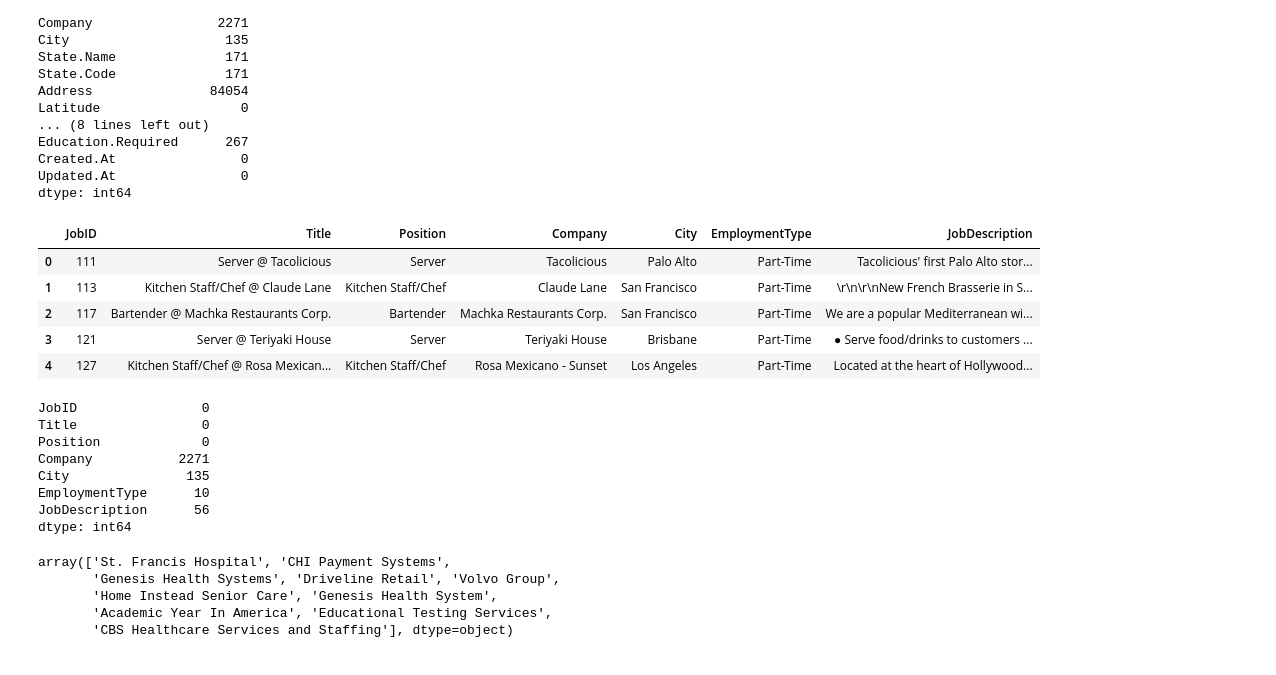
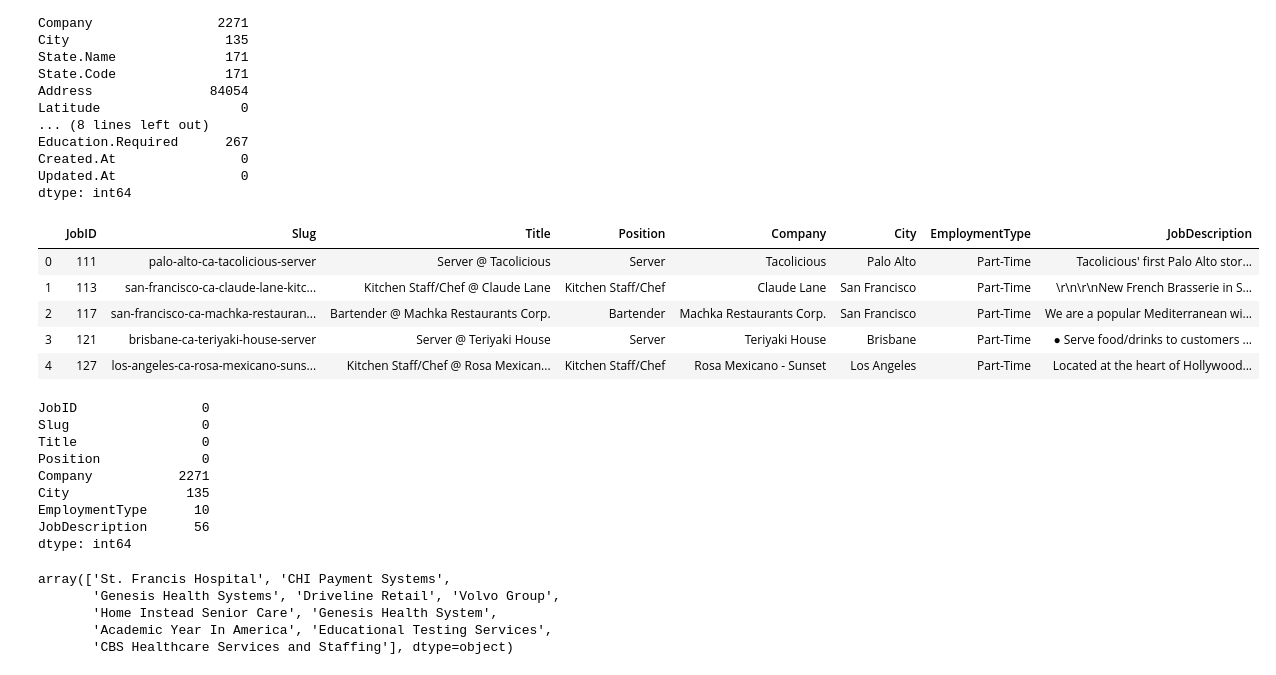
Before and after one commit to SamLevinSE/job_recommender_with_NLP, a Jupyter notebook: job_recommender_data_mining_JOBS.ipynb, the cells around one changed output. Drawn from its saved outputs; the diff is of its cells as text; code cells hidden in the pictures.

```diff
--- a/job_recommender_data_mining_JOBS.ipynb
+++ b/job_recommender_data_mining_JOBS.ipynb
@@ -53,20 +51,21 @@ Updated.At                0
 dtype: int64
 # %%
 # Dropping all the unnecessary columns and renaming them to easier and more readable names
-jobs = pd.DataFrame(jobs, columns=['Job.ID', 'Title', 'Position', 'Company', 'City', 'Employment.Type', 'Job.Description'])
-jobs.columns = ['JobID', 'Title', 'Position', 'Company','City', 'EmploymentType','JobDescription']
+jobs = pd.DataFrame(jobs, columns=['Job.ID', 'Slug', 'Title', 'Position', 'Company', 'City', 'Employment.Type', 'Job.Description'])
+jobs.columns = ['JobID', 'Slug', 'Title', 'Position', 'Company','City', 'EmploymentType','JobDescription']
 jobs.head()
 # %% [output]
-|  | JobID | Title | Position | Company | City | EmploymentType | JobDescription |
-| 0 | 111 | Server @ Tacolicious | Server | Tacolicious | Palo Alto | Part-Time | Tacolicious' first Palo Alto stor... |
-| 1 | 113 | Kitchen Staff/Chef @ Claude Lane | Kitchen Staff/Chef | Claude Lane | San Francisco | Part-Time | \r\n\r\nNew French Brasserie in S... |
-| 2 | 117 | Bartender @ Machka Restaurants Corp. | Bartender | Machka Restaurants Corp. | San Francisco | Part-Time | We are a popular Mediterranean wi... |
-| 3 | 121 | Server @ Teriyaki House | Server | Teriyaki House | Brisbane | Part-Time | ● Serve food/drinks to customers ... |
-| 4 | 127 | Kitchen Staff/Chef @ Rosa Mexican... | Kitchen Staff/Chef | Rosa Mexicano - Sunset | Los Angeles | Part-Time | Located at the heart of Hollywood... |
+|  | JobID | Slug | Title | Position | Company | City | EmploymentType | JobDescription |
+| 0 | 111 | palo-alto-ca-tacolicious-server | Server @ Tacolicious | Server | Tacolicious | Palo Alto | Part-Time | Tacolicious' first Palo Alto stor... |
+| 1 | 113 | san-francisco-ca-claude-lane-kitc... | Kitchen Staff/Chef @ Claude Lane | Kitchen Staff/Chef | Claude Lane | San Francisco | Part-Time | \r\n\r\nNew French Brasserie in S... |
+| 2 | 117 | san-francisco-ca-machka-restauran... | Bartender @ Machka Restaurants Corp. | Bartender | Machka Restaurants Corp. | San Francisco | Part-Time | We are a popular Mediterranean wi... |
+| 3 | 121 | brisbane-ca-teriyaki-house-server | Server @ Teriyaki House | Server | Teriyaki House | Brisbane | Part-Time | ● Serve food/drinks to customers ... |
+| 4 | 127 | los-angeles-ca-rosa-mexicano-suns... | Kitchen Staff/Chef @ Rosa Mexican... | Kitchen Staff/Chef | Rosa Mexicano - Sunset | Los Angeles | Part-Time | Located at the heart of Hollywood... |
 # %%
 jobs.isna().sum()
 # %% [output]
 JobID                0
+Slug                 0
 Title                0
 Position             0
 Company           2271
```
Also changed, not shown: parts of 22 cells of this notebook, 2 other files.
